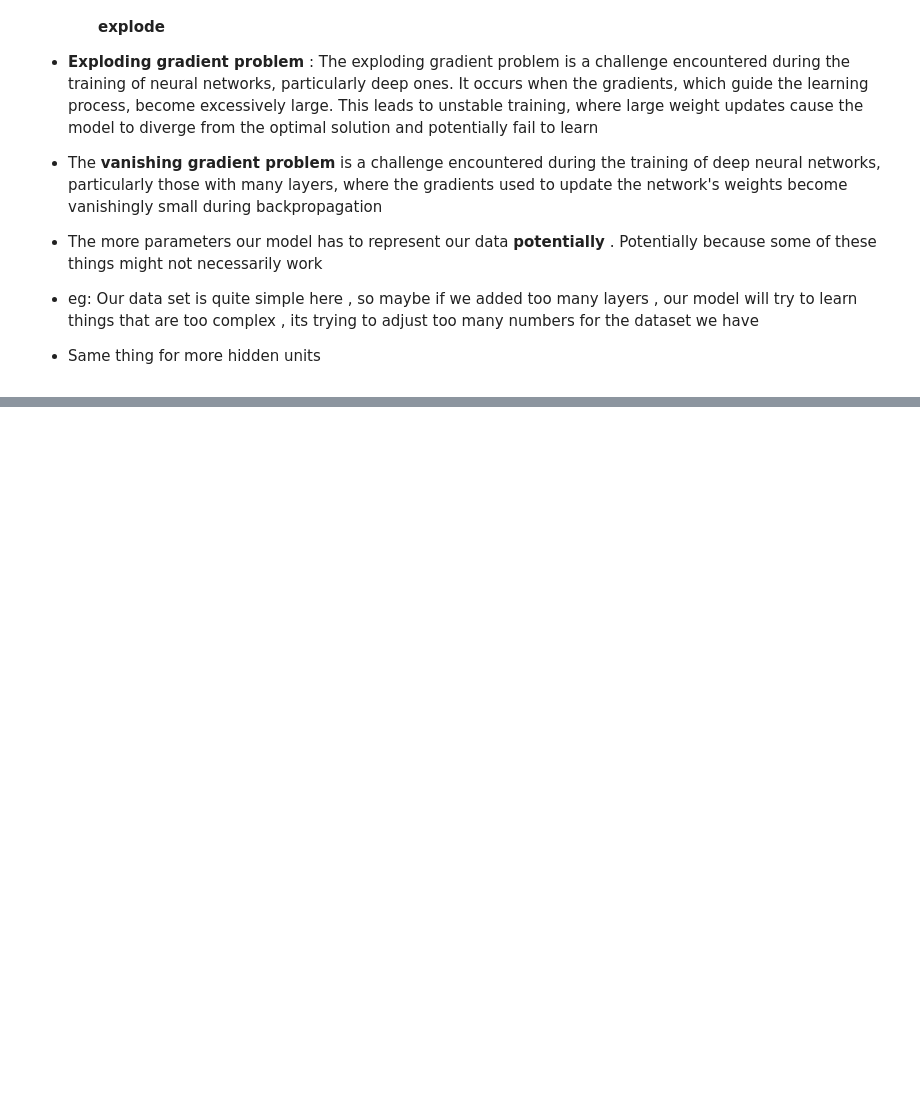
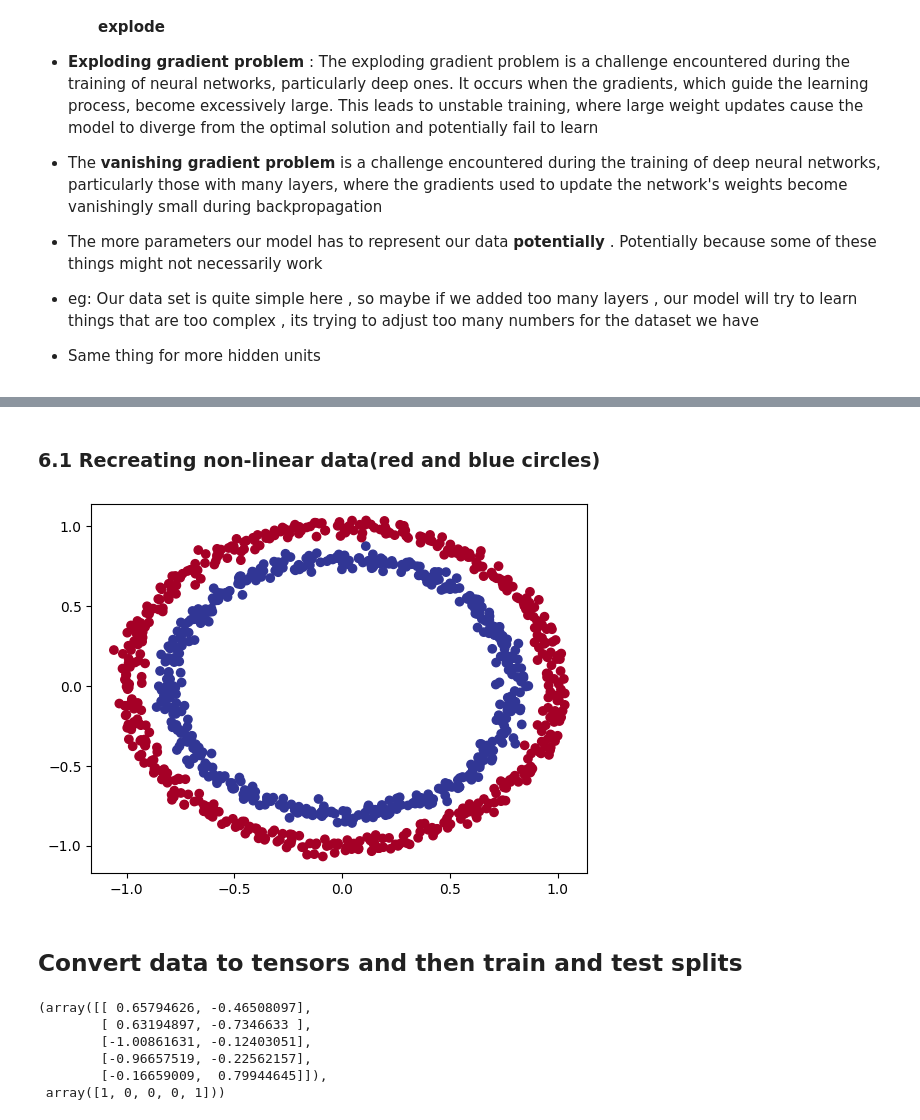
Before and after one commit to mahidhiman12/Deep_learning_with_PyTorch, a Jupyter notebook: 4_PyTorch_NN.ipynb, the cells around one changed output, grey strips where cells are left out. Cells and saved outputs as stored; diff of their text form; code cells hidden in the pictures; blank space fills up the shorter version.

```diff
--- a/4_PyTorch_NN.ipynb
+++ b/4_PyTorch_NN.ipynb
@@ -593,0 +890,39 @@ might not necessarily work
+# %% [markdown]
+### 6.1 Recreating non-linear data(red and blue circles)
+# %%
+import matplotlib.pyplot as plt
+from sklearn.datasets import make_circles
+
+n_samples = 1000
+
+X,y = make_circles(n_samples,
+                   noise=0.03,
+                   random_state = 42)
+
+plt.scatter(X[: , 0] , X[:,1] , c=y , cmap=plt.cm.RdYlBu );
+# %% [output]
+[figure, added]
+# %% [markdown]
+## Convert data to tensors and then train and test splits
+# %%
+import torch
+from sklearn.model_selection import train_test_split
+
+# turn data into tensors
+# X = torch.from_numpy(X).type(torch.float) # Remove this line
+# y = torch.from_numpy(y).type(torch.float) # Remove this line
+
+# Split into train and test
+X_train , X_test , y_train , y_test = train_test_split(
+    X , y , test_size = 0.2 , random_state = 42
+)
+
+
+X_train[:5] , y_train[:5]
+# %% [output]
+(array([[ 0.65794626, -0.46508097],
+        [ 0.63194897, -0.7346633 ],
+        [-1.00861631, -0.12403051],
+        [-0.96657519, -0.22562157],
+        [-0.16659009,  0.79944645]]),
+ array([1, 0, 0, 0, 1]))
```
Also changed, not shown: parts of 53 cells of this notebook.
